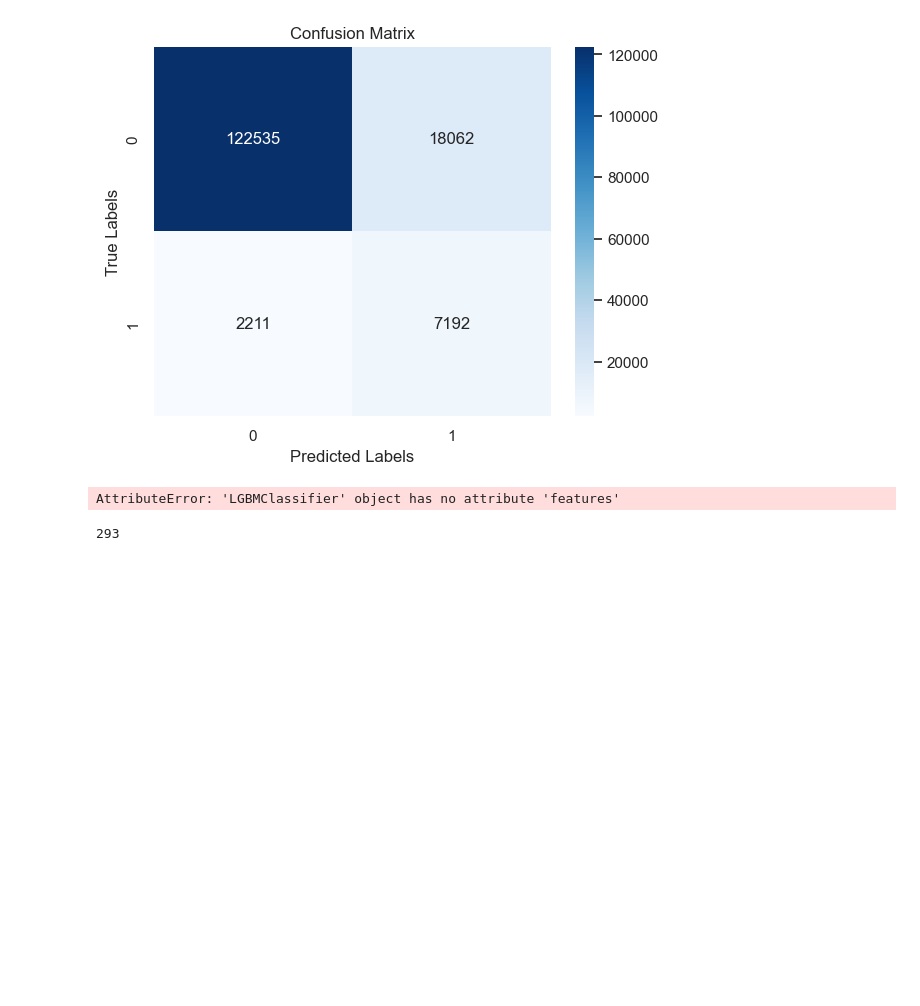
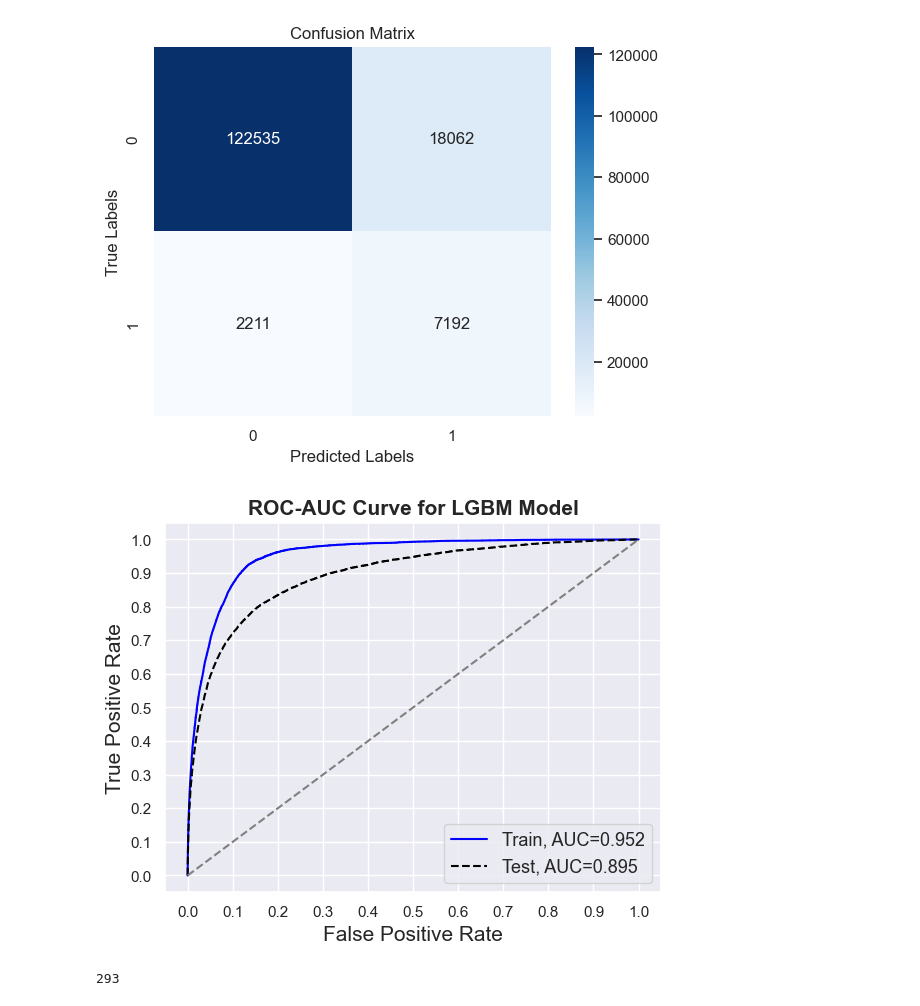
Before and after one commit to volry/subscriber-churn, a Jupyter notebook: BDL-final.ipynb, the cells around one changed output. Saved outputs shown, nothing was run; the diff lists cells and outputs as text; code cells hidden in the pictures; blank space fills up the shorter version.

Commit message:
saved chart with test and train dataset

```diff
--- a/BDL-final.ipynb
+++ b/BDL-final.ipynb
@@ -875,22 +875,16 @@ with open('my_list_selected_fea_dpi_num.pkl', 'rb') as f:
     selected_fea = pickle.load(f)
 # %%
 
-# df_train_fe_dpi_num = pd.read_pickle('df_train_fe_dpi_num.pickle')
-# pickle_file = "LGBMClassifier_07072023_19_46.pickle"
-# model_train, features = my_func.load_pickle(pickle_file)
-
-# y_train = df_train_fe_dpi_num['target']
-# # Predict the probabilities for the training set
-fea_clf =clf.features
-y_train_pred = clf.predict_proba(X_train[fea_clf])[:,1]
+# Predict the probabilities for the training set
+y_train_pred = clf.predict_proba(X_train)[:, 1]
 
 # Predict the probabilities for the test set
 y_test_pred = model_test.predict_proba(X_test)[:, 1]
 
 # Plot the ROC-AUC curve
 my_func.plot_roc_auc_train_test(y_train, y_train_pred, y_test, y_test_pred, "ROC-AUC Curve for LGBM Model")
 # %% [output]
-AttributeError: 'LGBMClassifier' object has no attribute 'features'
+[figure, added]
 # %%
 len(features)
 # %% [output]
```
